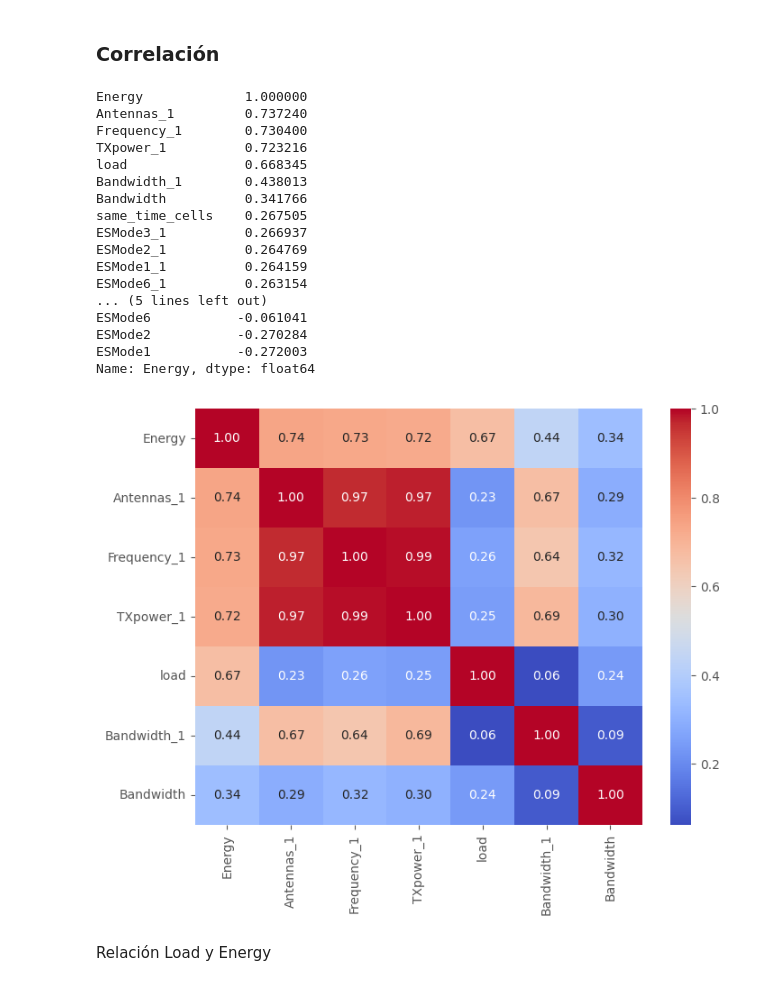
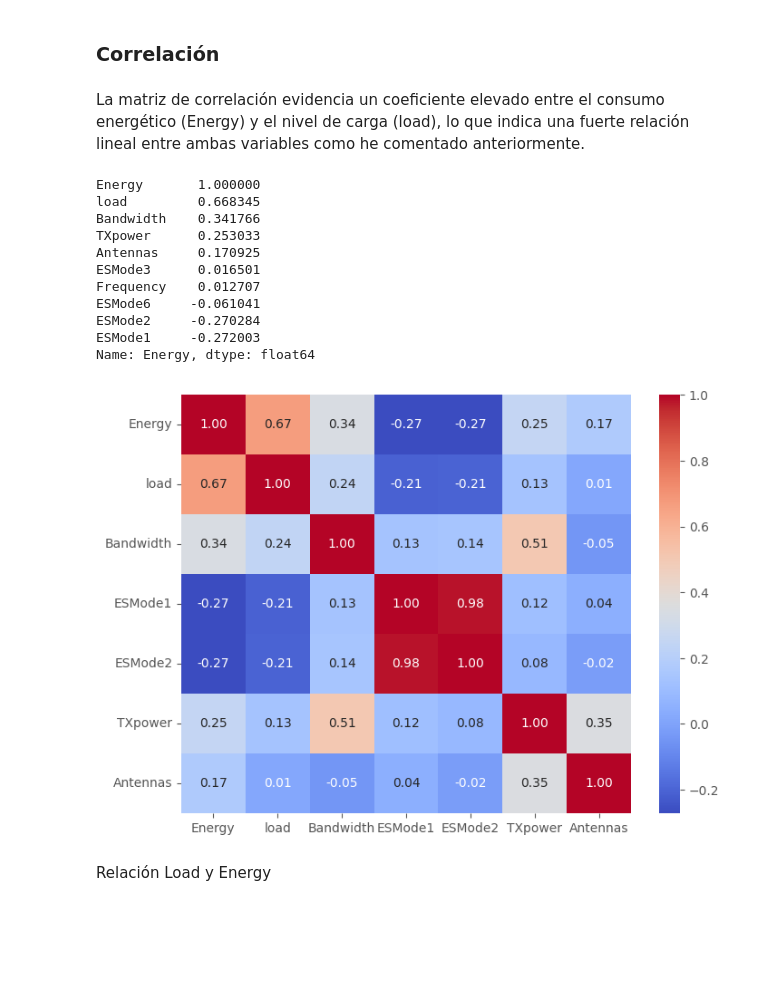
Before and after one commit to Jimateo/AI-ML-for-5G-Energy-Consumption-Modelling, a Jupyter notebook: Prueba_Tecnica_Laude.ipynb, the cells around one changed output. Cells and saved outputs as stored; diff of their text form; code cells hidden in the pictures; blank space fills up the shorter version.

```diff
--- a/Prueba_Tecnica_Laude.ipynb
+++ b/Prueba_Tecnica_Laude.ipynb
@@ -71,10 +81,10 @@ Este bloque de código se utiliza para unificar la información de las estacione
 5. **Unir** (`merge`) los datos de `Cell1` con los del DataFrame original (filtrado) usando la columna `BS` como clave.
 6. **Filtrar** finalmente para quedarnos sólo con las filas correspondientes a `Cell0`, ya enriquecidas con la información de `Cell1`.
 # %%
-base_station_info = df_BS_info[df_BS_info.CellName.isin(['Cell0', 'Cell1'])]
-df = base_station_info.copy()
+info_bs = df_BS_info[df_BS_info.CellName.isin(['Cell0', 'Cell1'])]
+df_bs_copy = info_bs.copy()
 
-cell1_df = df[df['CellName'] == 'Cell1'].copy()
+df_cell1 = df_bs_copy[df_bs_copy['CellName'] == 'Cell1'].copy()
 
 rename_columns = {
     'RUType': 'RUType_1',
@@ -84,17 +94,18 @@ rename_columns = {
     'Antennas': 'Antennas_1',
     'TXpower': 'TXpower_1'
 }
-cell1_df.rename(columns=rename_columns, inplace=True)
 
-cell1_df.drop(columns=['CellName'], inplace=True)
+df_cell1.rename(columns=rename_columns, inplace=True)
 
-result_df = pd.merge(df, cell1_df, on='BS', how='left')
+df_cell1.drop(columns=['CellName'], inplace=True)
 
-base_station_info = result_df[result_df.CellName=='Cell0']
-base_station_info.drop(columns=["Mode_1", 'RUType_1'], inplace=True)
+df_result = pd.merge(df_bs_copy, df_cell1, on='BS', how='left')
 
-base_station_info = base_station_info.fillna(-1)
-base_station_info.head()
+df_bs_copy = df_result[df_result.CellName=='Cell0']
+df_bs_copy.drop(columns=["Mode_1", 'RUType_1'], inplace=True)
+
+df_bs_copy = df_bs_copy.fillna(-1)
+df_bs_copy.head()
 # %% [output]
 A value is trying to be set on a copy of a slice from a DataFrame
 
@@ -170,6 +183,6 @@ df_CL_merge.head()
 # %%
 df_merge = (
-    pd.merge(df_CL_merge, base_station_info, on=['BS', 'CellName'], how='left')
+    pd.merge(df_CL_merge, df_bs_copy, on=['BS', 'CellName'], how='left')
 )
 
 df_merge_total = (
@@ -179,12 +192,7 @@ df_merge_total = (
 df_merge_total = df_merge_total.sort_values(by=["BS", "Time"])
 df_merge_total.reset_index(drop=True, inplace=True)
 
-df_prediction_total = (
-    pd.merge(df_prediction, df_merge, on=['BS', 'Time'], how='left')
-)
-
 df_merge_total.drop(columns=["CellName"],inplace=True)
-df_prediction_total.drop(columns=["CellName"],inplace=True)
 
 df_merge_total.head()
 # %% [output]
@@ -271,34 +317,31 @@ plt.show()
 # %% [markdown]
 ### Correlación
+# %% [markdown]
+La matriz de correlación evidencia un coeficiente elevado entre el consumo energético (Energy) y el nivel de carga (load), lo que indica una fuerte relación lineal entre ambas variables como he comentado anteriormente.
 # %%
-corr = df_merge_total.corr(numeric_only= True)
+cols_numeric = ['load', 'ESMode1', 'ESMode2', 'ESMode3', 'ESMode6', 'Frequency', 'Bandwidth', 'Antennas', 'TXpower', 'Energy']
+corr = df_merge_total[cols_numeric].corr()
 print(corr['Energy'].sort_values(ascending=False))  # ordenado por relación con Energy
 
 plt.figure(figsize=(8,6))
 sns.heatmap(corr.loc[
       ['Energy'] + corr['Energy'].abs().drop('Energy').nlargest(6).index.tolist(),
       ['Energy'] + corr['Energy'].abs().drop('Energy').nlargest(6).index.tolist()
     ], annot=True, fmt=".2f", cmap="coolwarm")
 plt.show()
 # %% [output]
-Energy             1.000000
-Antennas_1         0.737240
-Frequency_1        0.730400
-TXpower_1          0.723216
-load               0.668345
-Bandwidth_1        0.438013
-Bandwidth          0.341766
-same_time_cells    0.267505
-ESMode3_1          0.266937
-ESMode2_1          0.264769
-ESMode1_1          0.264159
-ESMode6_1          0.263154
-... (5 lines left out)
-ESMode6           -0.061041
-ESMode2           -0.270284
-ESMode1           -0.272003
+Energy       1.000000
+load         0.668345
+Bandwidth    0.341766
+TXpower      0.253033
+Antennas     0.170925
+ESMode3      0.016501
+Frequency    0.012707
+ESMode6     -0.061041
+ESMode2     -0.270284
+ESMode1     -0.272003
 Name: Energy, dtype: float64
-[figure, old version]
+[figure, new version]
 # %% [markdown]
 Relación Load y Energy
 # %%
```
Also changed, not shown: parts of 36 cells of this notebook.
